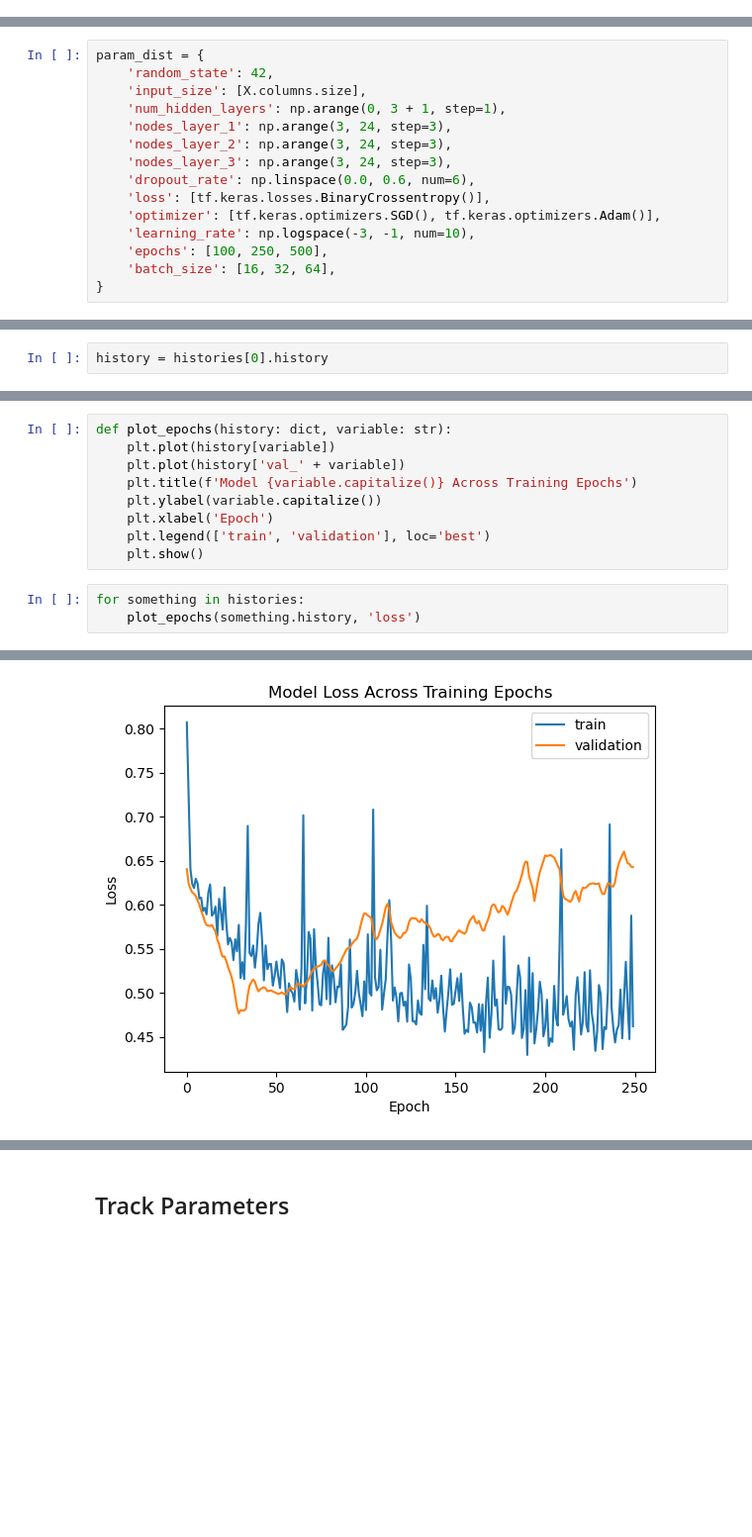
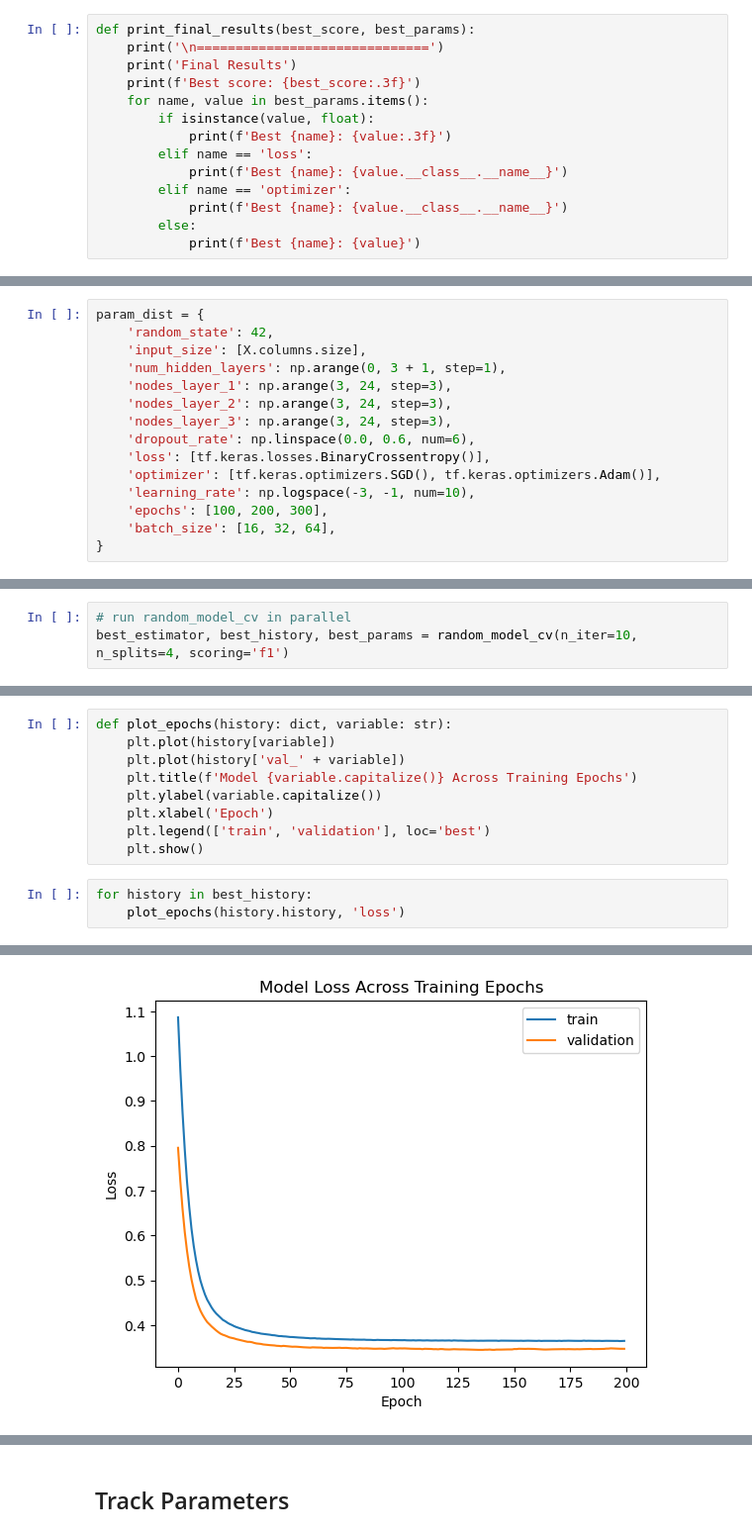
Before and after one commit to ADPriceless/TDA_Asssignment_HeartFailure, a Jupyter notebook: experiment_nn.ipynb, the cells around one changed output, grey strips where cells are left out. Shown at 99% size. Cells and saved outputs as stored; diff of their text form; blank space fills up the shorter version.

Commit message:
add cross validation function for n randomly generated networks

```diff
--- a/experiment_nn.ipynb
+++ b/experiment_nn.ipynb
@@ -125,3 +130,17 @@ def add_hidden_layers(
+# %%
+def print_final_results(best_score, best_params):
+    print('\n==============================')
+    print('Final Results')
+    print(f'Best score: {best_score:.3f}')
+    for name, value in best_params.items():
+        if isinstance(value, float):
+            print(f'Best {name}: {value:.3f}')
+        elif name == 'loss':
+            print(f'Best {name}: {value.__class__.__name__}')
+        elif name == 'optimizer':
+            print(f'Best {name}: {value.__class__.__name__}')
+        else:
+            print(f'Best {name}: {value}')
 # %% [markdown]
 Define early stopping conditions
 # %%
@@ -142,7 +161,7 @@ param_dist = {
     'loss': [tf.keras.losses.BinaryCrossentropy()],
     'optimizer': [tf.keras.optimizers.SGD(), tf.keras.optimizers.Adam()],
     'learning_rate': np.logspace(-3, -1, num=10),
-    'epochs': [100, 250, 500],
+    'epochs': [100, 200, 300],
     'batch_size': [16, 32, 64],
 }
 # %% [markdown]
@@ -196,2 +257,3 @@ Epoch 250/250
-# %%
-history = histories[0].history
+# %%
+# run random_model_cv in parallel
+best_estimator, best_history, best_params = random_model_cv(n_iter=10, n_splits=4, scoring='f1')
@@ -207,6 +287,6 @@ def plot_epochs(history: dict, variable: str):
     plt.legend(['train', 'validation'], loc='best')
     plt.show()
 # %%
-for something in histories:
-    plot_epochs(something.history, 'loss')
+for history in best_history:
+    plot_epochs(history.history, 'loss')
 # %% [output]
@@ -215 +295 @@ for something in histories:
-[figure, old version]
+[figure, new version]
```
Also changed, not shown: parts of 15 cells of this notebook.
